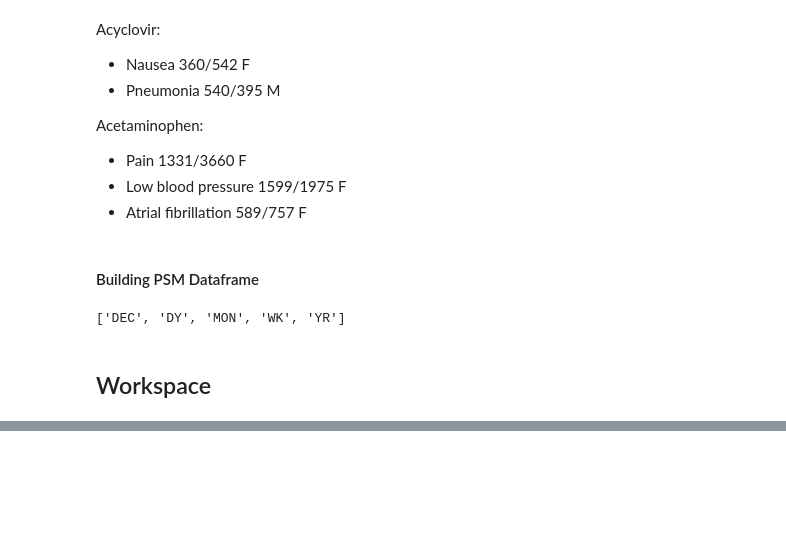
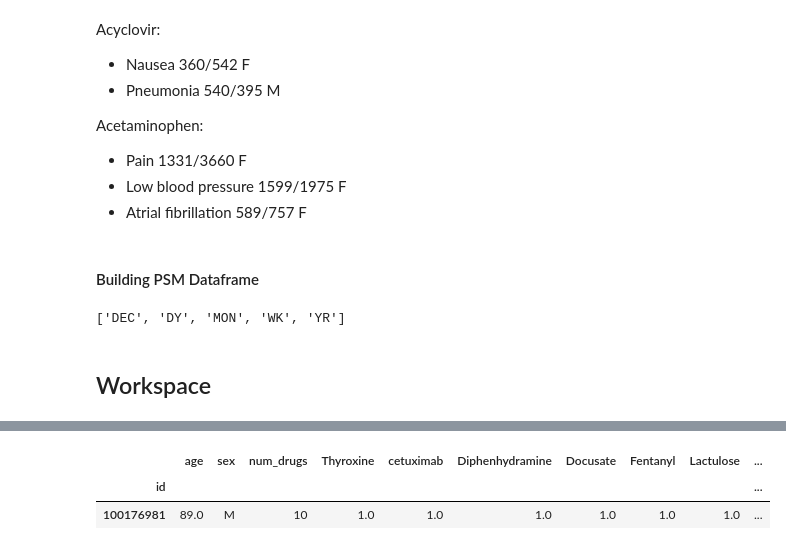
Before and after one commit to tatonetti-lab/sex_risks, a Jupyter notebook: Drugs with Sex Risks.ipynb, the cells around one changed output, grey strips where cells are left out. Saved outputs shown, nothing was run; the diff lists cells and outputs as text; code cells hidden in the pictures; blank space fills up the shorter version.

```diff
--- a/Drugs with Sex Risks.ipynb
+++ b/Drugs with Sex Risks.ipynb
@@ -2542,0 +2564,8 @@ pd.read_feather(ROOT+"PSM/Acetaminophen Trial/Prepped for PSM.feather").set_inde
+# %%
+case1 = pd.DataFrame(data=matches, columns=['id','pscore'])
+case1_data = TRIAL_PSM[TRIAL_PSM.index.isin(case1['id'])].replace(0,np.nan).dropna(axis=1, how='all')
+case1_data.iloc[:1].dropna(axis=1, how='all')
+# %% [output]
+|  | age | sex | num_drugs | Thyroxine | cetuximab | Diphenhydramine | Docusate | Fentanyl | Lactulose | ... |
+| id |  |  |  |  |  |  |  |  |  | ... |
+| 100176981 | 89.0 | M | 10 | 1.0 | 1.0 | 1.0 | 1.0 | 1.0 | 1.0 | ... |
```
Also changed, not shown: parts of 15 cells of this notebook.
